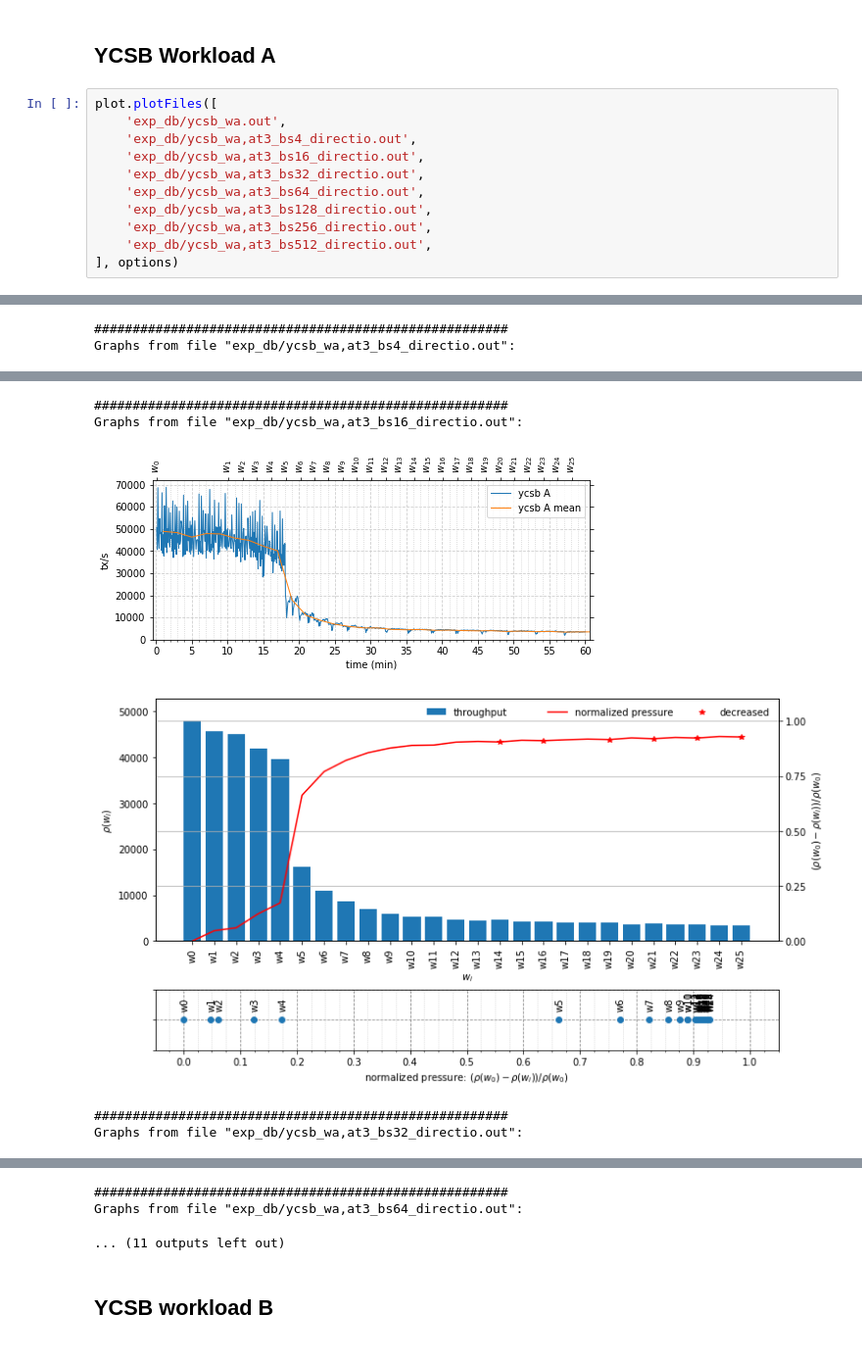
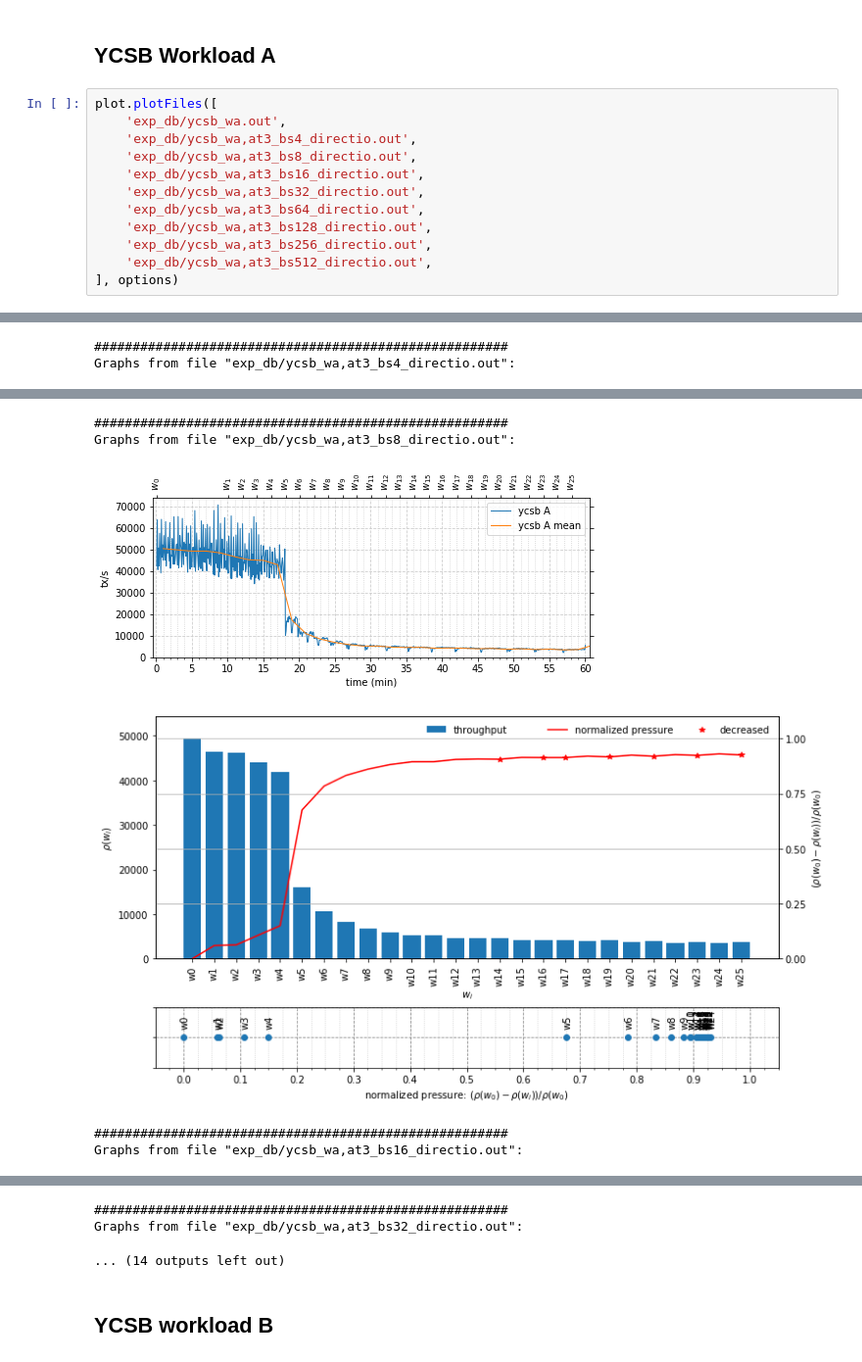
Before and after one commit to alange0001/rocksdb_test, a Jupyter notebook: plot/exp_db.ipynb, the cells around one changed output, grey strips where cells are left out. Shown at 98% size. Drawn from its saved outputs; the diff is of its cells as text.

```diff
--- a/plot/exp_db.ipynb
+++ b/plot/exp_db.ipynb
@@ -15,25 +15,26 @@ options.file_start_time['exp_db/dbbench_wwr.out'] = 30
 # %%
 plot.plotFiles([
     'exp_db/ycsb_wa.out',
     'exp_db/ycsb_wa,at3_bs4_directio.out',
+    'exp_db/ycsb_wa,at3_bs8_directio.out',
     'exp_db/ycsb_wa,at3_bs16_directio.out',
     'exp_db/ycsb_wa,at3_bs32_directio.out',
     'exp_db/ycsb_wa,at3_bs64_directio.out',
     'exp_db/ycsb_wa,at3_bs128_directio.out',
     'exp_db/ycsb_wa,at3_bs256_directio.out',
     'exp_db/ycsb_wa,at3_bs512_directio.out',
 ], options)
 # %% [output]
 ######################################################
 Graphs from file "exp_db/ycsb_wa.out":
 [figure]
 ######################################################
 Graphs from file "exp_db/ycsb_wa,at3_bs4_directio.out":
 [figure]
 [figure]
 ######################################################
-Graphs from file "exp_db/ycsb_wa,at3_bs16_directio.out":
+Graphs from file "exp_db/ycsb_wa,at3_bs8_directio.out":
-[figure, old version]
+[figure, new version]
-[figure, old version]
+[figure, new version]
 ######################################################
-Graphs from file "exp_db/ycsb_wa,at3_bs32_directio.out":
+Graphs from file "exp_db/ycsb_wa,at3_bs16_directio.out":
@@ -42,6 +43,6 @@ Graphs from file "exp_db/ycsb_wa,at3_bs32_directio.out":
 ######################################################
-Graphs from file "exp_db/ycsb_wa,at3_bs64_directio.out":
+Graphs from file "exp_db/ycsb_wa,at3_bs32_directio.out":
-... (11 outputs left out)
+... (14 outputs left out)
 # %% [markdown]
 ## YCSB workload B
 # %%
```
Also changed, not shown: parts of 3 cells of this notebook, 2 other files.
